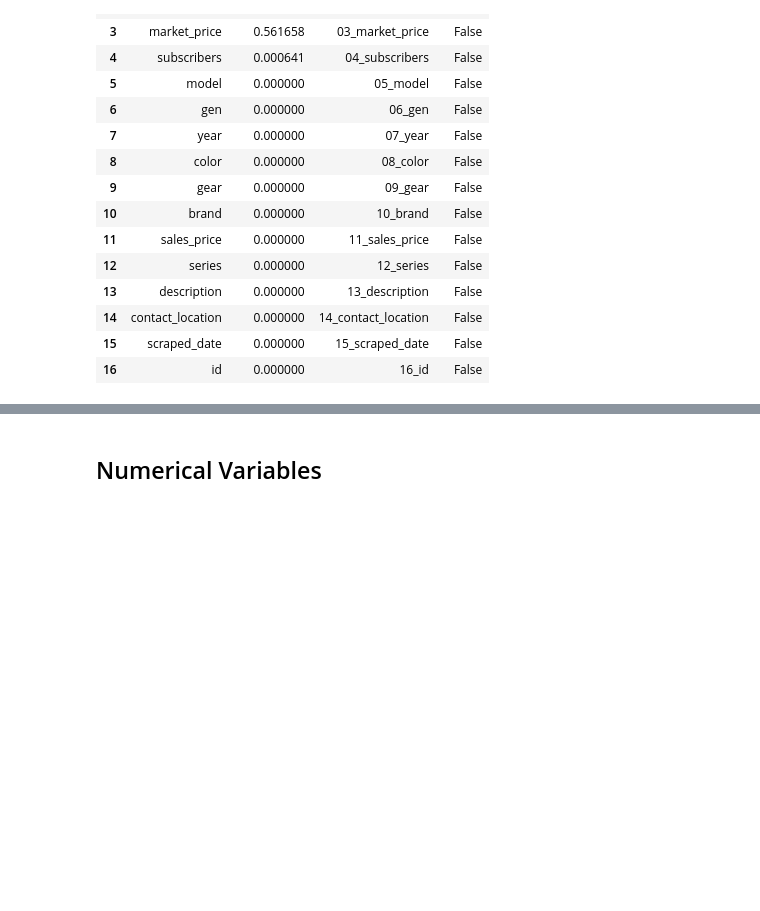
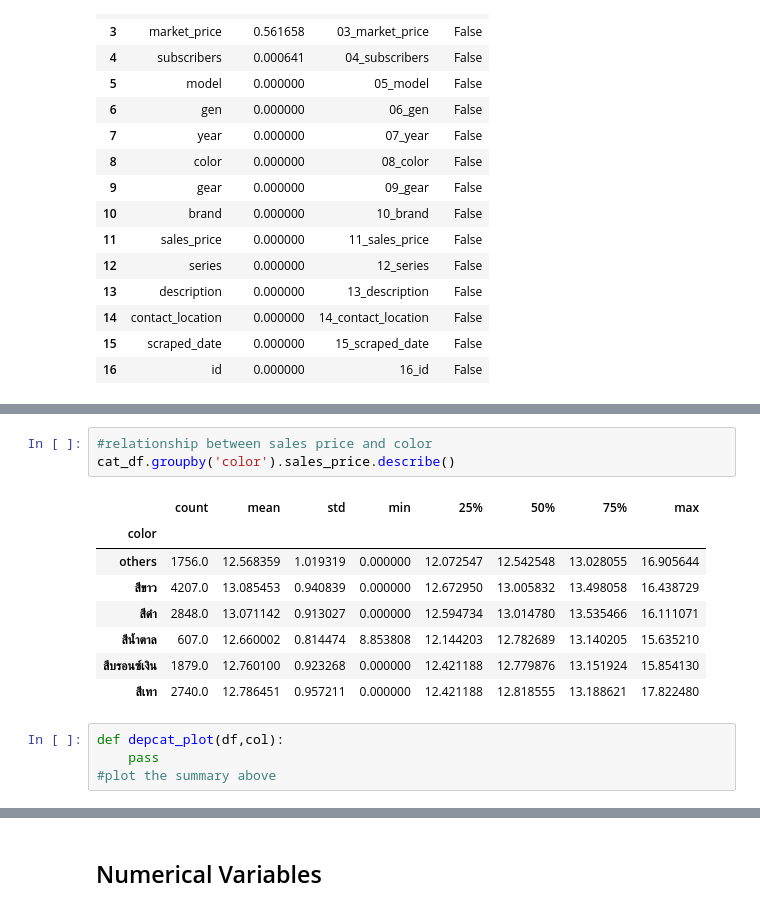
Before and after one commit to cstorm125/viztech, a Jupyter notebook: explore.ipynb, the cells around one changed output, grey strips where cells are left out. Saved outputs shown, nothing was run; the diff lists cells and outputs as text; blank space fills up the shorter version.

```diff
--- a/explore.ipynb
+++ b/explore.ipynb
@@ -91,0 +137,16 @@ g
+# %%
+#relationship between sales price and color
+cat_df.groupby('color').sales_price.describe()
+# %% [output]
+|  | count | mean | std | min | 25% | 50% | 75% | max |
+| color |  |  |  |  |  |  |  |  |
+| others | 1756.0 | 12.568359 | 1.019319 | 0.000000 | 12.072547 | 12.542548 | 13.028055 | 16.905644 |
+| สีขาว | 4207.0 | 13.085453 | 0.940839 | 0.000000 | 12.672950 | 13.005832 | 13.498058 | 16.438729 |
+| สีดำ | 2848.0 | 13.071142 | 0.913027 | 0.000000 | 12.594734 | 13.014780 | 13.535466 | 16.111071 |
+| สีน้ำตาล | 607.0 | 12.660002 | 0.814474 | 8.853808 | 12.144203 | 12.782689 | 13.140205 | 15.635210 |
+| สีบรอนซ์เงิน | 1879.0 | 12.760100 | 0.923268 | 0.000000 | 12.421188 | 12.779876 | 13.151924 | 15.854130 |
+| สีเทา | 2740.0 | 12.786451 | 0.957211 | 0.000000 | 12.421188 | 12.818555 | 13.188621 | 17.822480 |
+# %%
+def depcat_plot(df,col):
+    pass
+#plot the summary above
```
Also changed, not shown: parts of 26 cells of this notebook, 1 other file.
